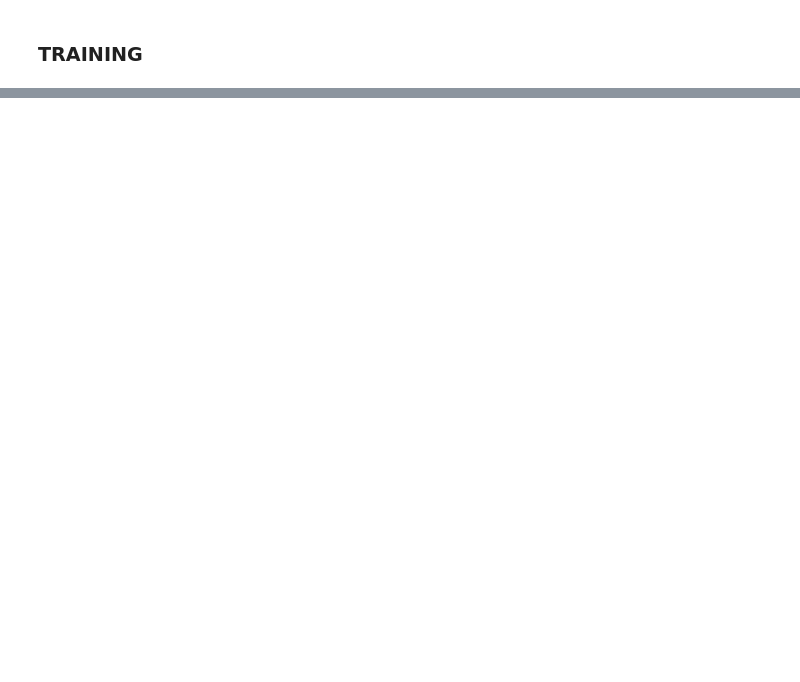
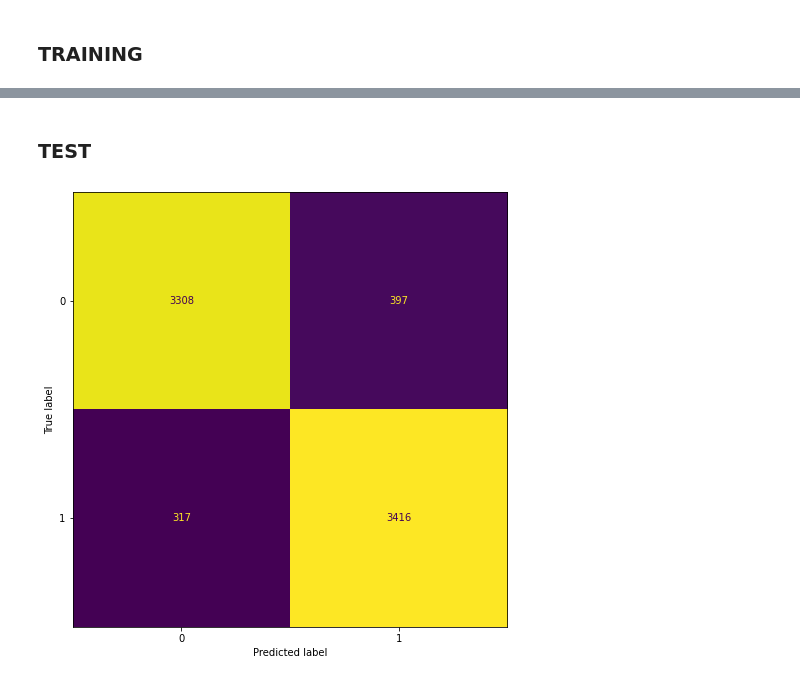
Before and after one commit to MLphile/BERT_on_Movie_Reviews, a Jupyter notebook: src/train_eval.ipynb, the cells around one changed output, grey strips where cells are left out. Cells and saved outputs as stored; diff of their text form; code cells hidden in the pictures; blank space fills up the shorter version.

```diff
--- a/src/train_eval.ipynb
+++ b/src/train_eval.ipynb
@@ -92,11 +96,11 @@ def train_epoch(model, dataloader, optimizer, scheduler, device, progress_bar):
         preds = torch.argmax(outputs.logits, dim=1)
         acc = torch.sum(preds == batch['labels']) / len(preds)
         accuracies.append(acc)
-        losses.append(loss.item())
+        losses.append(loss)
 
         progress_bar.update(1)
 
-    return torch.tensor(losses, dtype=torch.float).mean(), torch.tensor(accuracies).mean()
+    return torch.tensor(losses, dtype=torch.float).mean().item(), torch.tensor(accuracies).mean().item()
 
 
 # Evaluation loop
@@ -110,16 +114,35 @@ def eval_epoch(model, dataloader, device):
 
             batch = {k:v.to(device) for k, v in batch.items()}
             outputs = model(**batch)
-
             loss = outputs.loss
-            loss.backward()
 
             preds = torch.argmax(outputs.logits, dim=1)
             acc = torch.sum(preds == batch['labels']) / len(preds)
             accuracies.append(acc)
-            losses.append(loss.item())
+            losses.append(loss)
 
-        return torch.tensor(losses, dtype=torch.float).mean(), torch.tensor(accuracies).mean()
+        return torch.tensor(losses, dtype=torch.float).mean().item(), torch.tensor(accuracies).mean().item()
+
+
+
+
+# Evaluation loop
+def test(model, dataloader, device):
+    y_preds = []
+    y_true = []
+
+    model.eval()
+    with torch.no_grad():
+        for batch in dataloader:
+
+            batch = {k:v.to(device) for k, v in batch.items()}
+            outputs = model(**batch)
+
+
+            y_preds.extend( torch.argmax(outputs.logits, dim=1) )
+            y_true.extend( batch['labels'])
+
+        return y_preds, y_true
 # %% [markdown]
 ### DATA PREPARATION
 # %%
@@ -258,0 +306,9 @@ KeyboardInterrupt:
+# %% [markdown]
+### TEST
+# %%
+y_preds, y_true = test(model,dataloaders['test'], device)
+# %%
+_ , ax = plt.subplots(figsize=(8,8))
+ConfusionMatrixDisplay.from_predictions(torch.tensor(y_true), torch.tensor(y_preds), ax = ax, colorbar = False);
+# %% [output]
+[figure, added]
```
Also changed, not shown: parts of 8 cells of this notebook.
